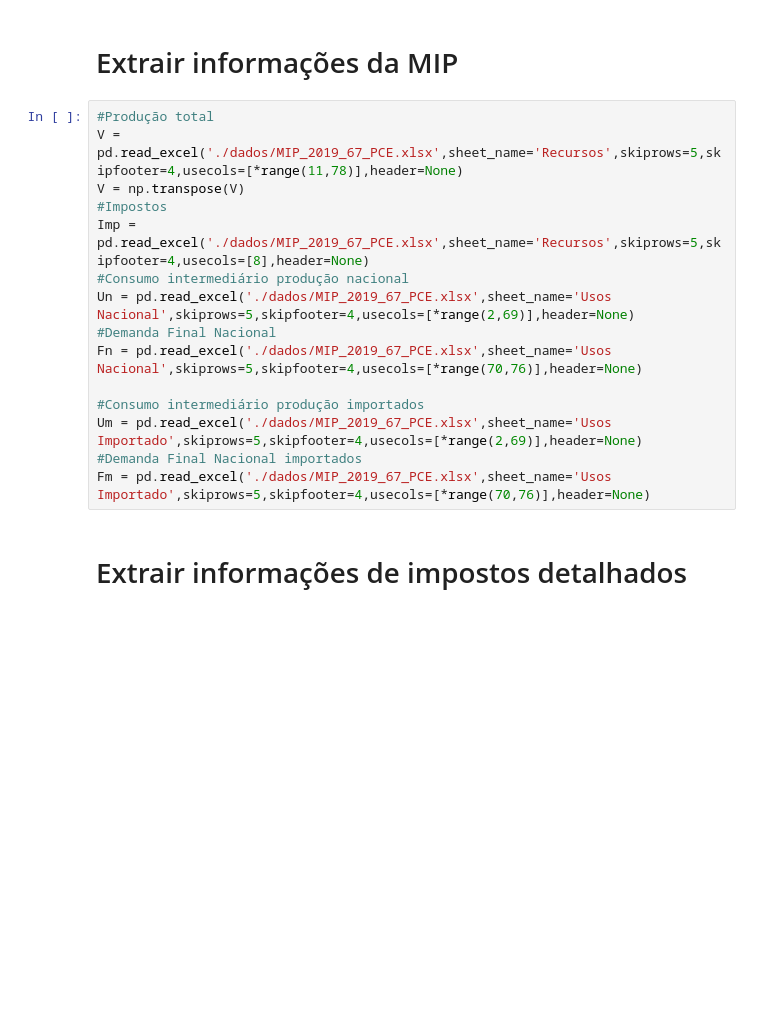
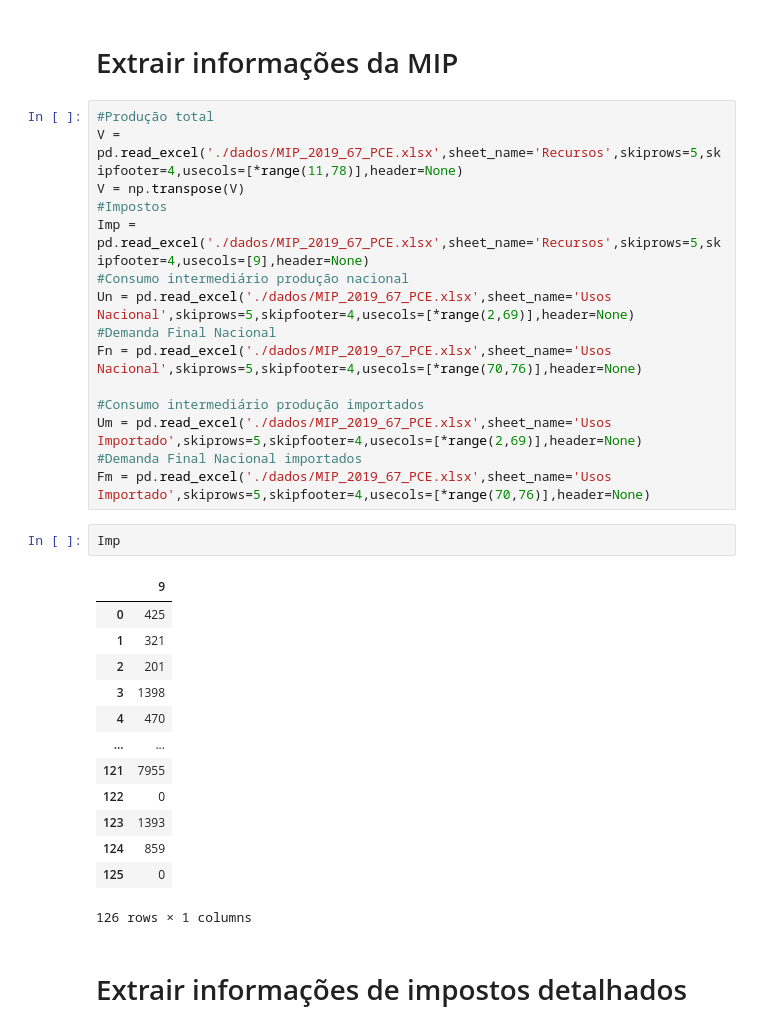
Before and after one commit to amiltonmendes/scilab_mip_sdic, a Jupyter notebook: Laboratório da MIP - Impacto de impostos.ipynb, the cells around one changed output. Saved outputs shown, nothing was run; the diff lists cells and outputs as text; blank space fills up the shorter version.

```diff
--- a/Laboratório da MIP - Impacto de impostos.ipynb
+++ b/Laboratório da MIP - Impacto de impostos.ipynb
@@ -57,7 +77,7 @@ array([1.23841312, 0.55194852, 0.52085434, 0.6755408 , 1.03724317,
 V = pd.read_excel('./dados/MIP_2019_67_PCE.xlsx',sheet_name='Recursos',skiprows=5,skipfooter=4,usecols=[*range(11,78)],header=None)
 V = np.transpose(V)
 #Impostos
-Imp = pd.read_excel('./dados/MIP_2019_67_PCE.xlsx',sheet_name='Recursos',skiprows=5,skipfooter=4,usecols=[8],header=None)
+Imp = pd.read_excel('./dados/MIP_2019_67_PCE.xlsx',sheet_name='Recursos',skiprows=5,skipfooter=4,usecols=[9],header=None)
 #Consumo intermediário produção nacional
 Un = pd.read_excel('./dados/MIP_2019_67_PCE.xlsx',sheet_name='Usos Nacional',skiprows=5,skipfooter=4,usecols=[*range(2,69)],header=None)
 #Demanda Final Nacional
@@ -67,6 +87,22 @@ Fn = pd.read_excel('./dados/MIP_2019_67_PCE.xlsx',sheet_name='Usos Nacional',ski
 Um = pd.read_excel('./dados/MIP_2019_67_PCE.xlsx',sheet_name='Usos Importado',skiprows=5,skipfooter=4,usecols=[*range(2,69)],header=None)
 #Demanda Final Nacional importados
 Fm = pd.read_excel('./dados/MIP_2019_67_PCE.xlsx',sheet_name='Usos Importado',skiprows=5,skipfooter=4,usecols=[*range(70,76)],header=None)
+# %%
+Imp
+# %% [output]
+|  | 9 |
+| 0 | 425 |
+| 1 | 321 |
+| 2 | 201 |
+| 3 | 1398 |
+| 4 | 470 |
+| ... | ... |
+| 121 | 7955 |
+| 122 | 0 |
+| 123 | 1393 |
+| 124 | 859 |
+| 125 | 0 |
+126 rows × 1 columns
 # %% [markdown]
 # Extrair informações de impostos detalhados
 # %%
```
Also changed, not shown: parts of 12 cells of this notebook, 1 other file.
